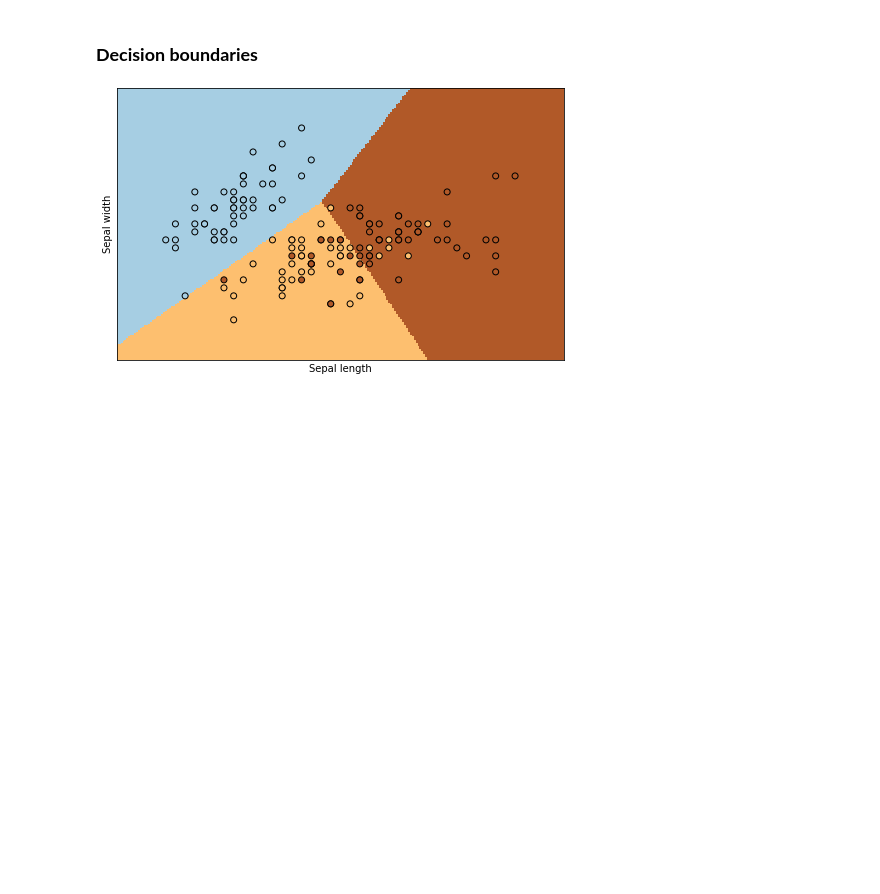
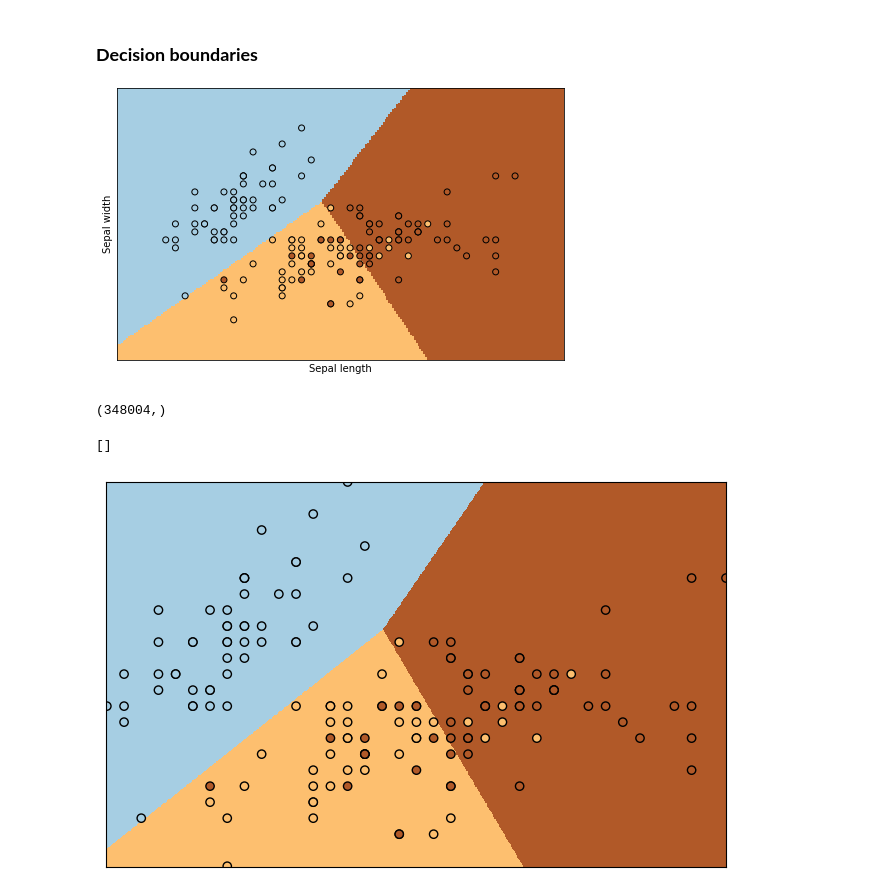
Before and after one commit to rubenfonnegra/machine_learning, a Jupyter notebook: Sem_2/Linear_Logistic_Reg.ipynb, the cells around one changed output. Saved outputs shown, nothing was run; the diff lists cells and outputs as text; code cells hidden in the pictures; blank space fills up the shorter version.

```diff
--- a/Sem_2/Linear_Logistic_Reg.ipynb
+++ b/Sem_2/Linear_Logistic_Reg.ipynb
@@ -107,29 +142,35 @@ logistic_regression.fit ( _ , _ ) #(#muestras, #caracteristicas)
 
 ![front_decision.png](embedded-picture-1)
 # %%
+prec = 0.005
 # Valores minimos y maximos para crear el grid de las fronteras de decision
-x_min, x_max = x[:, 0].min(), x[:, 0].max()
-y_min, y_max = x[:, 1].min(), x[:, 1].max()
+x_min, x_max = iris_x[:, 0].min()-prec, iris_x[:, 0].max()+prec
+y_min, y_max = iris_x[:, 1].min()-prec, iris_x[:, 1].max()+prec
 
 # Crear el grid de las fronteras de decision
-x_grid, y_grid = np.meshgrid(np.arange(x_min, x_max, 0.01), np.arange(y_min, y_max, 0.01))
+x_grid, y_grid = np.meshgrid(np.arange(x_min, x_max, prec), np.arange(y_min, y_max, prec))
 
 # Predecir los valores del grid
 predictions = logistic_regression.predict(np.c_[x_grid.ravel(), y_grid.ravel()])
 print (predictions.shape)
+# %% [output]
+(348004,)
 # %%
 # Encajar las predicciones al tamaño del grid
 predictions = predictions.reshape(x_grid.shape)
 
 # Dibujar el grid y las fronteras de decision
 _, ax = plt.subplots (figsize=(8,5))
 ax.pcolormesh(x_grid, y_grid, predictions, cmap = plt.cm.Paired)
 
 # Imprimir las muestras con el scatter
-ax.scatter ( _ , _ ,  c = _ , edgecolors='k', cmap=plt.cm.Paired)
+ax.scatter ( iris_x[:,0] , iris_x[:,1] ,  c = iris_y , edgecolors='k', cmap=plt.cm.Paired)
 
 ax.set_xlim(x_grid.min(), x_grid.max())
 ax.set_ylim(y_grid.min(), y_grid.max())
 
 ax.set_xticks(())
 ax.set_yticks(())
+# %% [output]
+[]
+[figure, added]
```
Also changed, not shown: parts of 10 cells of this notebook.
